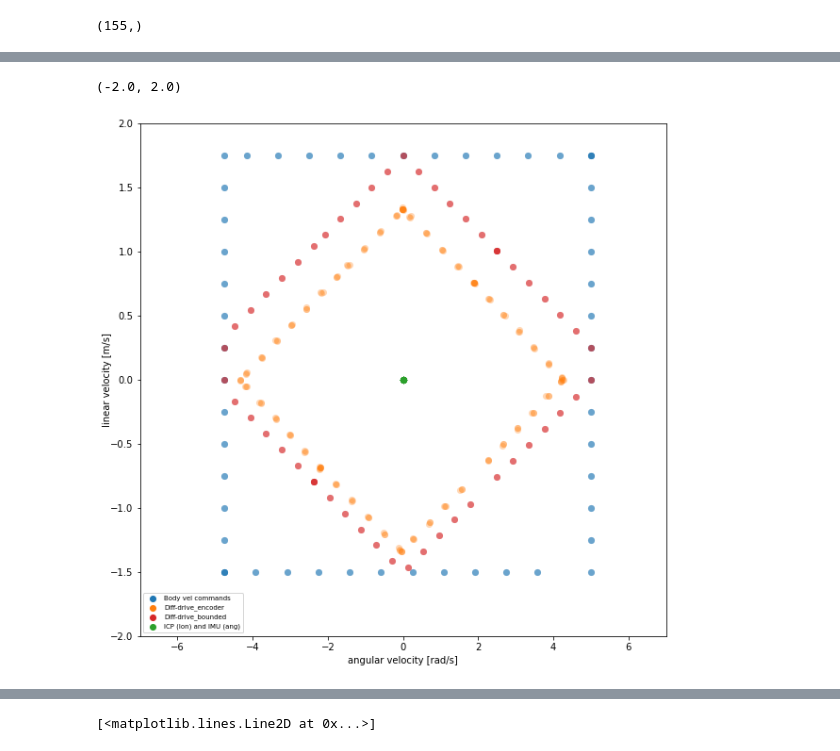
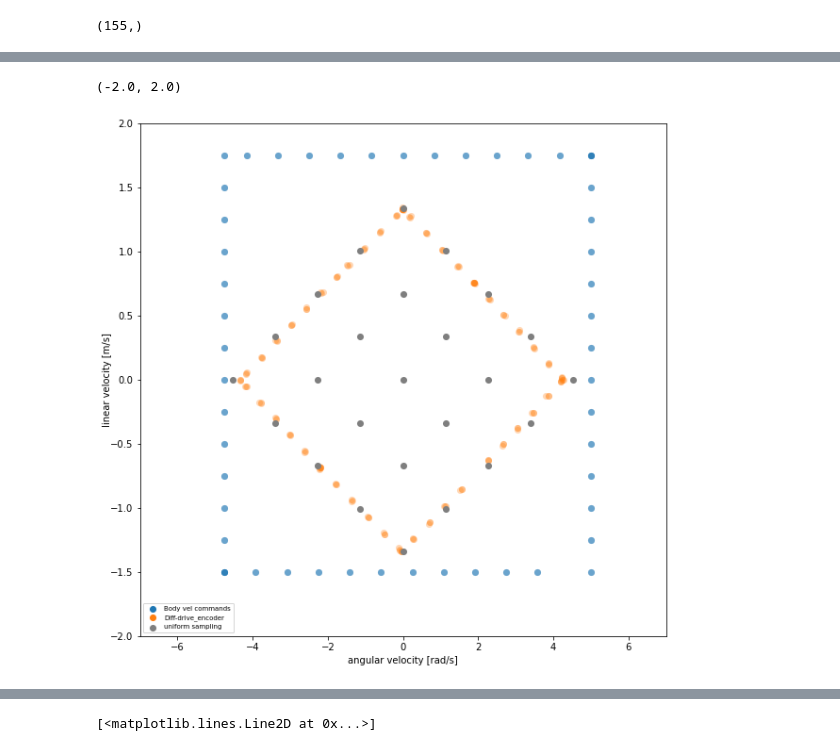
Before and after one commit to norlab-ulaval/norlab_WMRD, a Jupyter notebook: DB/plot_velocities.ipynb, the cells around one changed output, grey strips where cells are left out. Drawn from its saved outputs; the diff is of its cells as text; code cells hidden in the pictures.

Commit message:
plotting sample velocities

```diff
--- a/DB/plot_velocities.ipynb
+++ b/DB/plot_velocities.ipynb
@@ -115,0 +119,19 @@ plt.plot(calibrated_diff_drive_steady_state[:, 0])
+# %%
+n_uniform_samples = 25
+n_uniform_samples_sqrt = int(np.floor(np.sqrt(n_uniform_samples)))
+
+full_vels_array = np.zeros((n_uniform_samples, 1, 2))
+wheel_vels_range = max_wheel_vel - min_wheel_vel
+wheel_vels_step = wheel_vels_range / (n_uniform_samples_sqrt-1)
+right_wheel_vel_increasing = True
+for i in range(0, n_uniform_samples_sqrt):
+    left_wheel_vel = min_wheel_vel + i * wheel_vels_step
+    for j in range(0, n_uniform_samples_sqrt):
+        if right_wheel_vel_increasing:
+            right_wheel_vel = min_wheel_vel + j * wheel_vels_step
+        else:
+            right_wheel_vel = max_wheel_vel - j * wheel_vels_step
+        full_vels_array[i * n_uniform_samples_sqrt + j, 0, :] = ideal_diff_drive.compute_body_vel(np.array([left_wheel_vel, right_wheel_vel]))
+    right_wheel_vel_increasing = not right_wheel_vel_increasing
+
+print(full_vels_array)
@@ -152,43 +192,53 @@ encoder = ax.scatter(encoder_omega_steady_state, encoder_vx_steady_state,
                   lw=0,
                   s=50,
                   label='Diff-drive_encoder',
                  rasterized=True)
 
-encoder = ax.scatter(calibrated_diff_drive_steady_state[:, 1], calibrated_diff_drive_steady_state[:, 0],
-                  c = 'tab:red',
+# input_space_aware = ax.scatter(calibrated_diff_drive_steady_state[:, 1], calibrated_diff_drive_steady_state[:, 0],
+#                   c = 'tab:red',
+#                   cmap = 'hot',
+#                   alpha = alpha_plot,
+#                   lw=0,
+#                   s=50,
+#                   label='Diff-drive_bounded',
+#                  rasterized=True)
+
+
+uniform_sampling = ax.scatter(full_vels_array[:, 0, 1], full_vels_array[:, 0, 0],
+                  c = 'tab:gray',
                   cmap = 'hot',
-                  alpha = alpha_plot,
+                  alpha = 1,
                   lw=0,
                   s=50,
-                  label='Diff-drive_bounded',
+                  label='uniform sampling',
                  rasterized=True)
 
-icp = ax.scatter(icp_omega_steady_state, icp_vx_steady_state,
-                  c = 'tab:green',
-                  cmap = 'hot',
-                  alpha = alpha_plot,
-                  lw=0,
-                  s=50,
-                  label='ICP (lon) and IMU (ang)',
-                 rasterized=True)
+# icp = ax.scatter(icp_omega_steady_state, icp_vx_steady_state,
+#                   c = 'tab:green',
+#                   cmap = 'hot',
+#                   alpha = alpha_plot,
+#                   lw=0,
+#                   s=50,
+#                   label='ICP (lon) and IMU (ang)',
+#                  rasterized=True)
 
 ax.set_ylabel('linear velocity [m/s]', labelpad=-2)
 ax.set_xlabel('angular velocity [rad/s]')
 
 leg = plt.legend(fontsize=7, loc='best')
 for lh in leg.legendHandles:
     lh.set_alpha(1)
 
 ax.set_xlim(-7, 7)
 ax.set_ylim(-2, 2.0)
 
 # ax.set_xticks([-1,0,1])
 # ax.set_yticks([-1,0,1])
 # ax.set_xticklabels([r'$-\dot{\theta}_{max}$', '0', r'$\dot{\theta}_{max}$'])
 # ax.set_yticklabels([r'$-v_{max}$', '0', r'$v_{max}$'])
 
 # fig.subplots_adjust(left=.15, bottom=.17, right=.98, top=.98)
 # fig.set_size_inches(width, height)
 # %% [output]
 (-2.0, 2.0)
-[figure, old version]
+[figure, new version]
```
Also changed, not shown: parts of 5 cells of this notebook.
